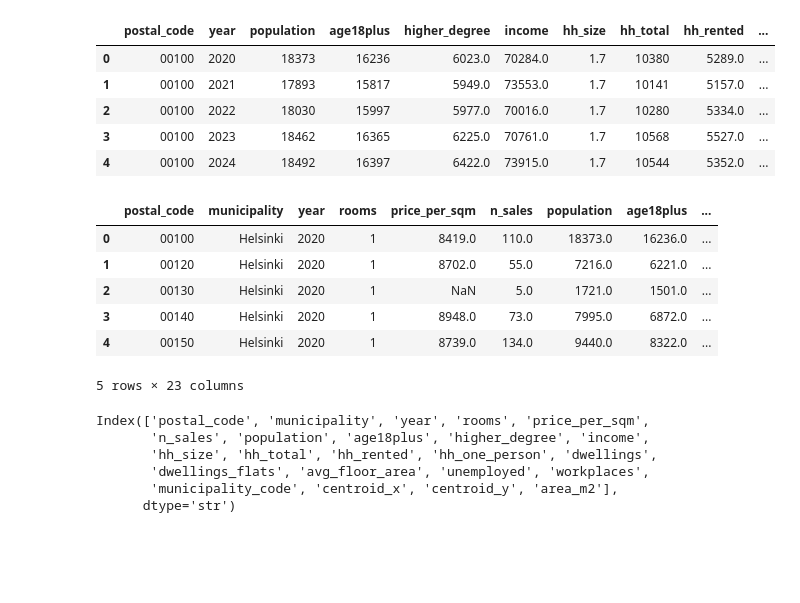
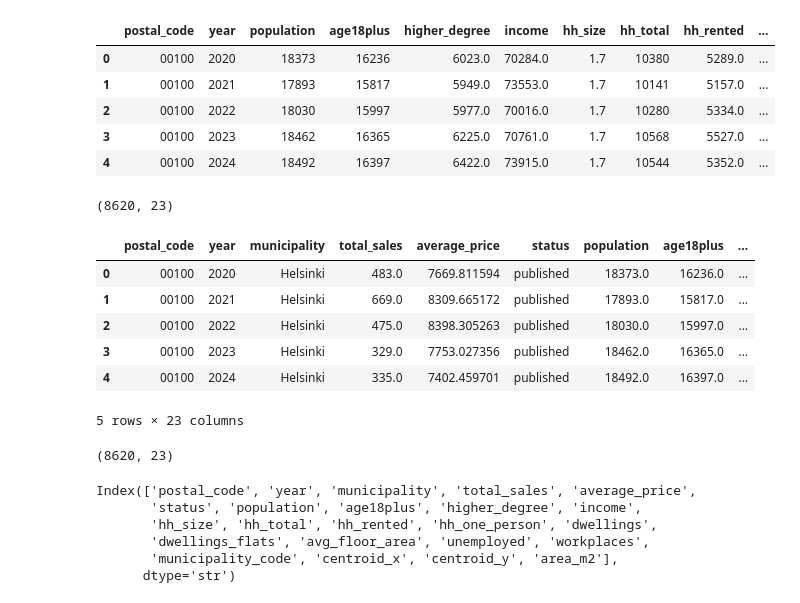
Before and after one commit to Amila-codes/housing-affordability-fi, a Jupyter notebook: notebooks/Capstone.ipynb, the cells around one changed output. Drawn from its saved outputs; the diff is of its cells as text; code cells hidden in the pictures; blank space fills up the shorter version.

```diff
--- a/notebooks/Capstone.ipynb
+++ b/notebooks/Capstone.ipynb
@@ -195,0 +196,20 @@ df.head()
+# %%
+def create_area_years_prices (data):
+
+  data = data.copy()
+
+  data['weighted_price'] = data['price_per_sqm'] * data['n_sales']
+
+  area_year = data.groupby(['postal_code', 'year'], as_index=False).agg(
+    municipality=("municipality", "first"),
+    total_sales = ('n_sales', 'sum'),
+    weighted_sum = ('weighted_price', 'sum')
+  )
+
+  area_year['average_price'] = area_year['weighted_sum'] / area_year['total_sales']
+
+  return area_year.drop(columns='weighted_sum')
+# %%
+df_year_prices = create_area_years_prices(df)
+display(df_year_prices.shape)
+df_year_prices.head()
@@ -195,0 +224,6 @@ df.head()
+# %%
+df_year_prices["status"] = "published"
+df_year_prices.loc[df_year_prices.average_price.isna() & df_year_prices.total_sales.notna(), "status"] = "suppressed"
+df_year_prices.loc[df_year_prices.total_sales.isna(), "status"] = "no_sales"
+
+df_year_prices.head()
@@ -337,27 +378,31 @@ paavo.head()
 | 3 | 00100 | 2023 | 18462 | 16365 | 6225.0 | 70761.0 | 1.7 | 10568 | 5527.0 | ... |
 | 4 | 00100 | 2024 | 18492 | 16397 | 6422.0 | 73915.0 | 1.7 | 10544 | 5352.0 | ... |
 # %%
-df_merged = df.merge(
+df_merged = df_year_prices.merge(
   paavo,
   on=['postal_code', 'year'],
   how='left'
 )
 
+display(df_merged.shape)
 df_merged.head()
 # %% [output]
+(8620, 23)
-|  | postal_code | municipality | year | rooms | price_per_sqm | n_sales | population | age18plus | ... |
-| 0 | 00100 | Helsinki | 2020 | 1 | 8419.0 | 110.0 | 18373.0 | 16236.0 | ... |
-| 1 | 00120 | Helsinki | 2020 | 1 | 8702.0 | 55.0 | 7216.0 | 6221.0 | ... |
-| 2 | 00130 | Helsinki | 2020 | 1 | NaN | 5.0 | 1721.0 | 1501.0 | ... |
-| 3 | 00140 | Helsinki | 2020 | 1 | 8948.0 | 73.0 | 7995.0 | 6872.0 | ... |
-| 4 | 00150 | Helsinki | 2020 | 1 | 8739.0 | 134.0 | 9440.0 | 8322.0 | ... |
+|  | postal_code | year | municipality | total_sales | average_price | status | population | age18plus | ... |
+| 0 | 00100 | 2020 | Helsinki | 483.0 | 7669.811594 | published | 18373.0 | 16236.0 | ... |
+| 1 | 00100 | 2021 | Helsinki | 669.0 | 8309.665172 | published | 17893.0 | 15817.0 | ... |
+| 2 | 00100 | 2022 | Helsinki | 475.0 | 8398.305263 | published | 18030.0 | 15997.0 | ... |
+| 3 | 00100 | 2023 | Helsinki | 329.0 | 7753.027356 | published | 18462.0 | 16365.0 | ... |
+| 4 | 00100 | 2024 | Helsinki | 335.0 | 7402.459701 | published | 18492.0 | 16397.0 | ... |
-5 rows × 23 columns
+5 rows × 23 columns
-# %%
-df_merged.columns
-# %% [output]
-Index(['postal_code', 'municipality', 'year', 'rooms', 'price_per_sqm',
-       'n_sales', 'population', 'age18plus', 'higher_degree', 'income',
-       'hh_size', 'hh_total', 'hh_rented', 'hh_one_person', 'dwellings',
-       'dwellings_flats', 'avg_floor_area', 'unemployed', 'workplaces',
-       'municipality_code', 'centroid_x', 'centroid_y', 'area_m2'],
-      dtype='str')
+# %%
+display(df_merged.shape)
+df_merged.columns
+# %% [output]
+(8620, 23)
+Index(['postal_code', 'year', 'municipality', 'total_sales', 'average_price',
+       'status', 'population', 'age18plus', 'higher_degree', 'income',
+       'hh_size', 'hh_total', 'hh_rented', 'hh_one_person', 'dwellings',
+       'dwellings_flats', 'avg_floor_area', 'unemployed', 'workplaces',
+       'municipality_code', 'centroid_x', 'centroid_y', 'area_m2'],
+      dtype='str')
```
Also changed, not shown: parts of 17 cells of this notebook.
